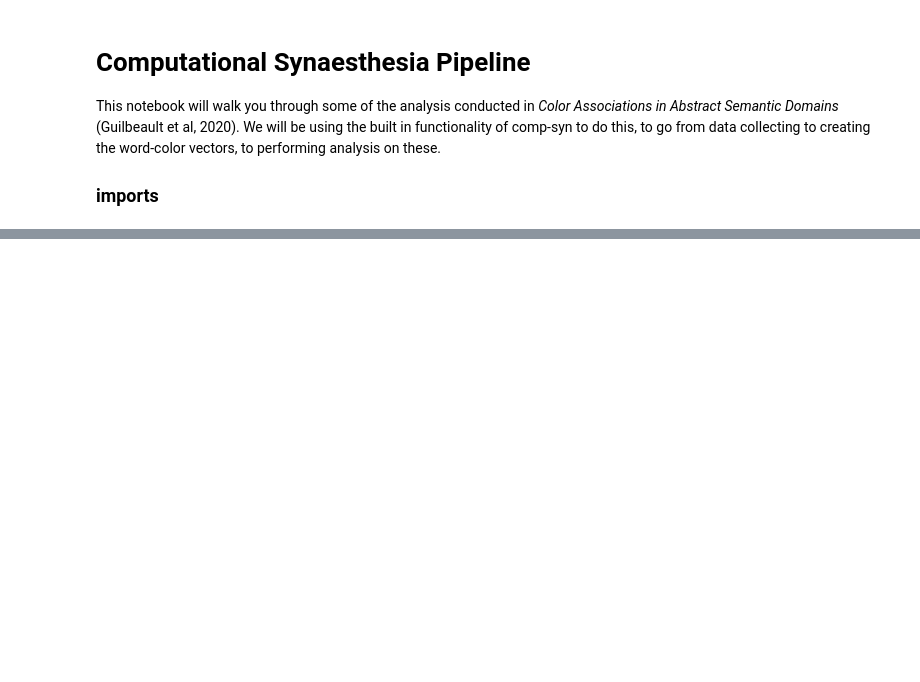
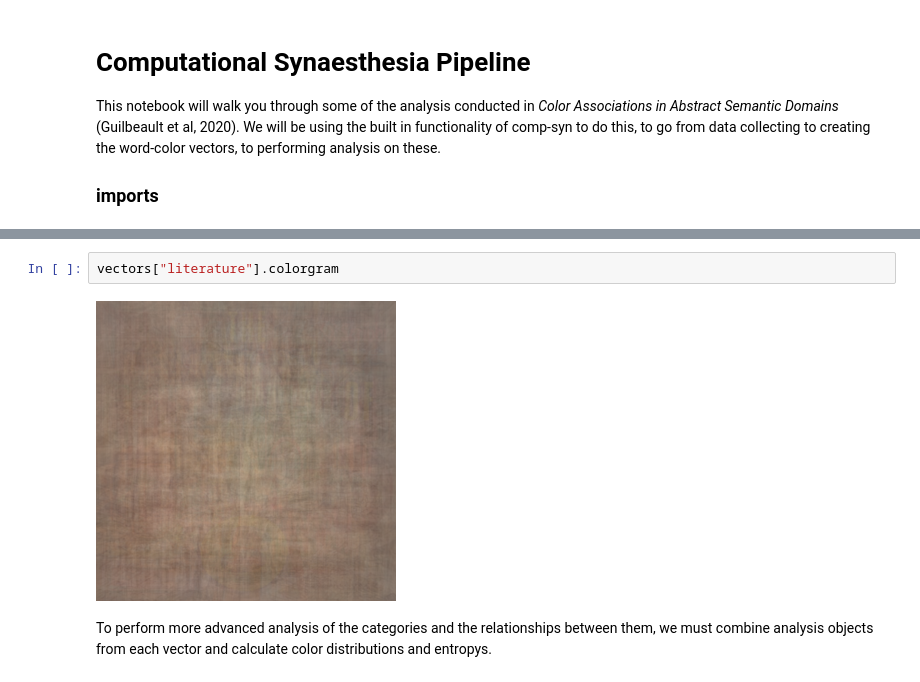
Before and after one commit to comp-syn/comp-syn, a Jupyter notebook: notebooks/compsyn_package_pipeline.ipynb, the cells around one changed output, grey strips where cells are left out. Drawn from its saved outputs; the diff is of its cells as text; blank space fills up the shorter version.

```diff
--- a/notebooks/compsyn_package_pipeline.ipynb
+++ b/notebooks/compsyn_package_pipeline.ipynb
@@ -97,0 +69,6 @@ viz.plot_labels_in_space()
+# %%
+vectors["literature"].colorgram
+# %% [output]
+[figure, added]
+# %% [markdown]
+To perform more advanced analysis of the categories and the relationships between them, we must combine analysis objects from each vector and calculate color distributions and entropys.
```
Also changed, not shown: parts of 38 cells of this notebook, 3 other files.
